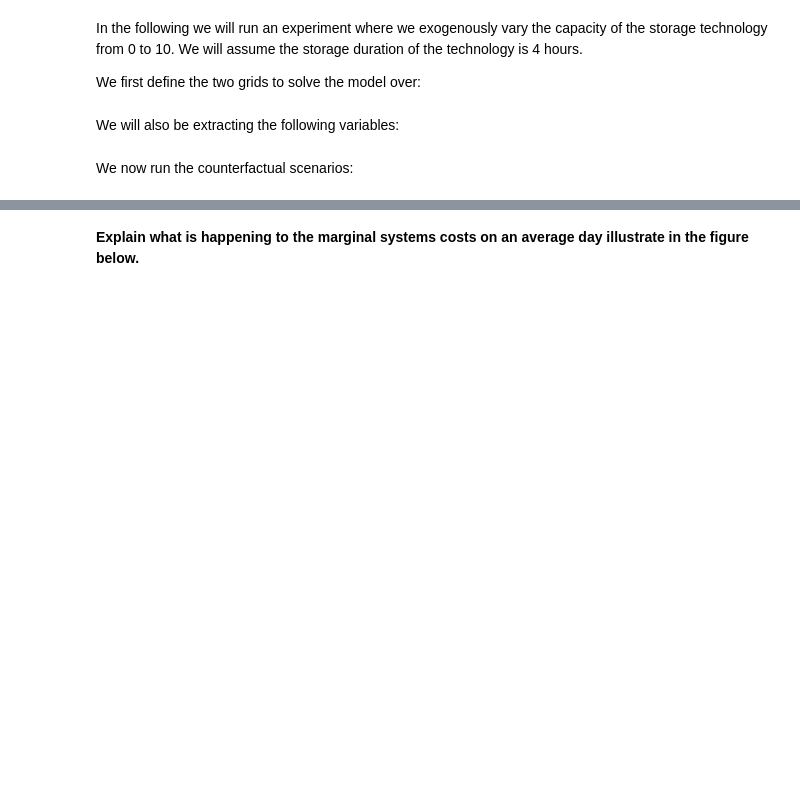
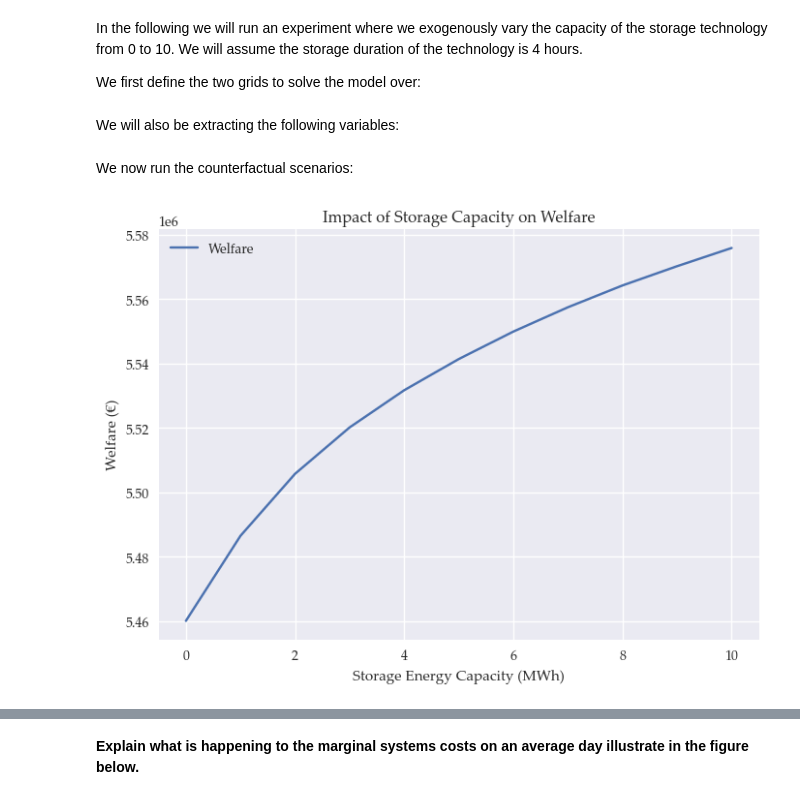
Before and after one commit to kwm928/EnergyEconomicsE2024-1, a Jupyter notebook: Exercises/E44/E44_SolutionGuide.ipynb, the cells around one changed output, grey strips where cells are left out. Cells and saved outputs as stored; diff of their text form; code cells hidden in the pictures; blank space fills up the shorter version.

```diff
--- a/Exercises/E44/E44_SolutionGuide.ipynb
+++ b/Exercises/E44/E44_SolutionGuide.ipynb
@@ -259,7 +263,7 @@ In the following we will run an experiment where we exogenously vary the capacit
 We first define the two grids to solve the model over:
 # %%
 # Setting
-E2P = 4 # The "energy storage to power"-ratio/storage duration
+E2P = 6 # The "energy storage to power"-ratio/storage duration
 maxcap = 10
 loop = pd.Index(range(11), name = 'loop')
 v0_ECap = pd.Series(0.001, index = getTechs(['Storage'],m.db))
@@ -277,3 +288,15 @@ extract = ['marginalSystemCosts','Generation','charge','discharge','capturePrice
 We now run the counterfactual scenarios:
 # %%
 solution = m.loopSolveExtract(loop, [grid_ECap, grid_SCap], extract)
+# %%
+import matplotlib.pyplot as plt
+
+# Plot welfare against the loop index which represents storage energy capacity
+plt.plot(loop, solution['Welfare'], label='Welfare')
+plt.xlabel('Storage Energy Capacity (MWh)')
+plt.ylabel('Welfare (€)')
+plt.title('Impact of Storage Capacity on Welfare')
+plt.legend()
+plt.show()
+# %% [output]
+[figure, added]
```
Also changed, not shown: parts of 11 cells of this notebook.
